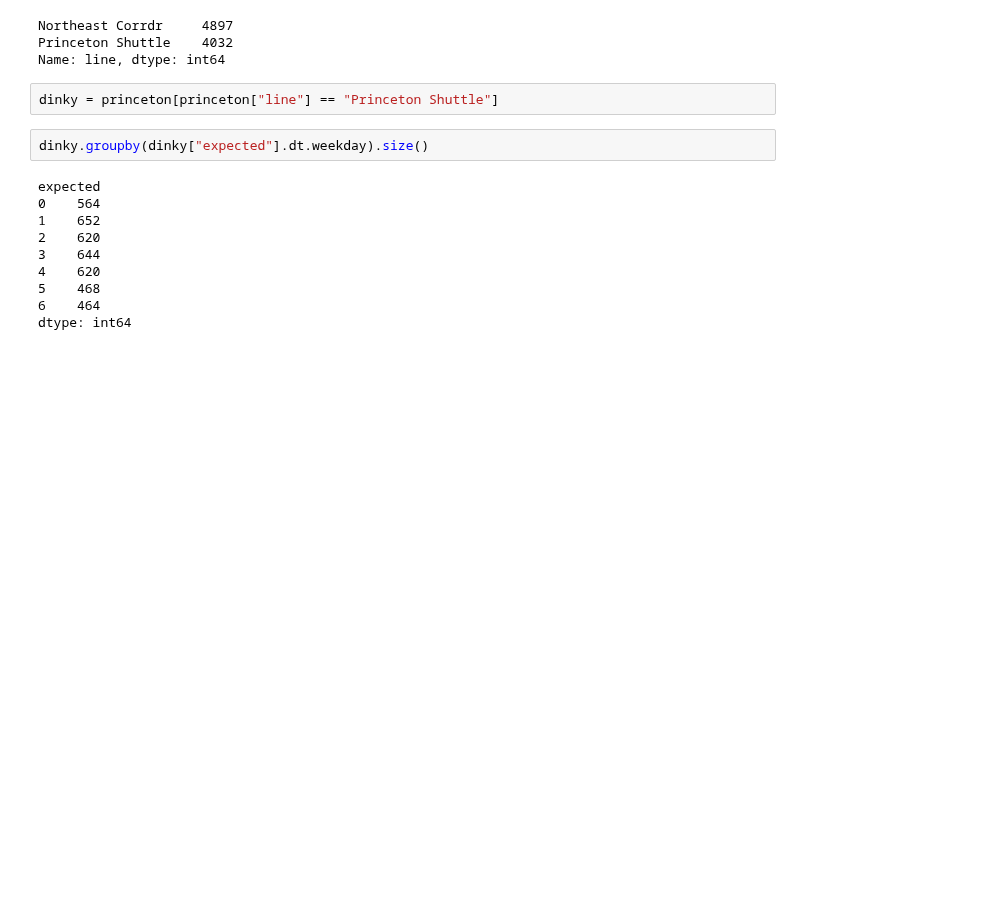
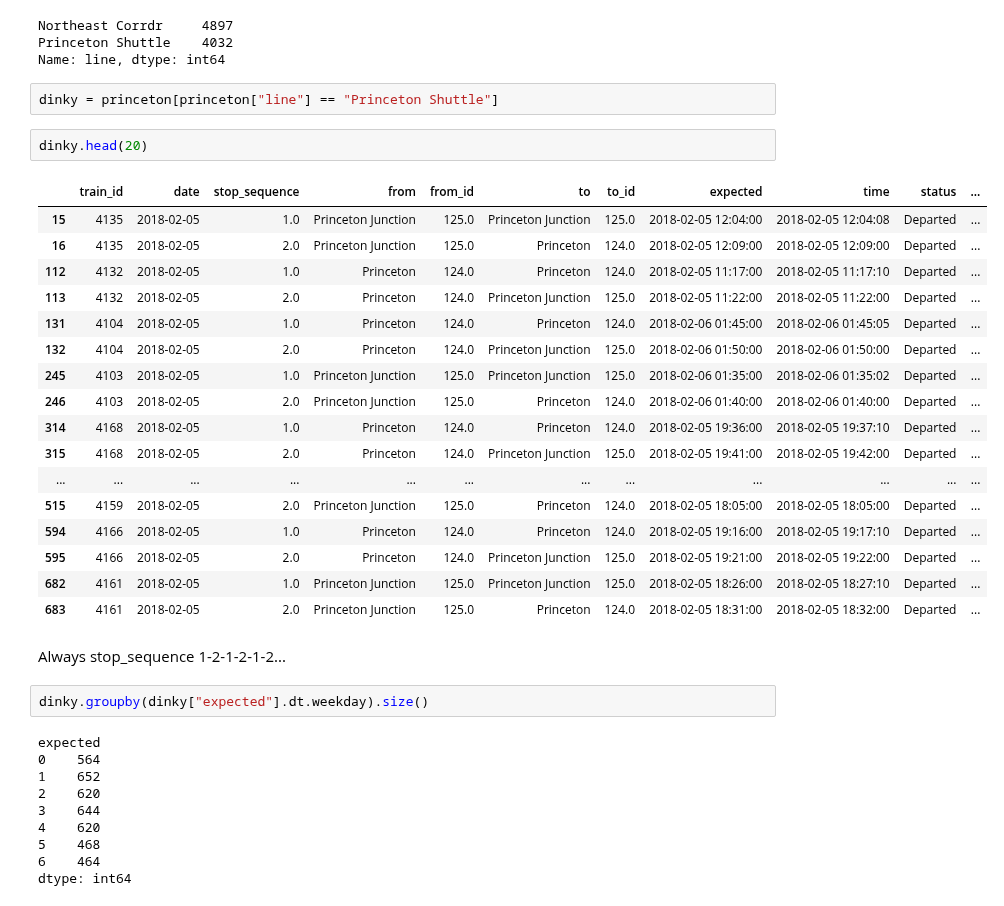
Before and after one commit to pranavbadami/njtransit, a Jupyter notebook: notebooks/analysis/dinky.ipynb, the cells around one changed output. Cells and saved outputs as stored; diff of their text form; blank space fills up the shorter version.

Commit message:
Add investigation of dinky lateness for inbound trains.

```diff
--- a/notebooks/analysis/dinky.ipynb
+++ b/notebooks/analysis/dinky.ipynb
@@ -252,6 +252,28 @@ Princeton Shuttle    4032
 Name: line, dtype: int64
 # %%
 dinky = princeton[princeton["line"] == "Princeton Shuttle"]
+# %%
+dinky.head(20)
+# %% [output]
+|  | train_id | date | stop_sequence | from | from_id | to | to_id | expected | time | status | ... |
+| 15 | 4135 | 2018-02-05 | 1.0 | Princeton Junction | 125.0 | Princeton Junction | 125.0 | 2018-02-05 12:04:00 | 2018-02-05 12:04:08 | Departed | ... |
+| 16 | 4135 | 2018-02-05 | 2.0 | Princeton Junction | 125.0 | Princeton | 124.0 | 2018-02-05 12:09:00 | 2018-02-05 12:09:00 | Departed | ... |
+| 112 | 4132 | 2018-02-05 | 1.0 | Princeton | 124.0 | Princeton | 124.0 | 2018-02-05 11:17:00 | 2018-02-05 11:17:10 | Departed | ... |
+| 113 | 4132 | 2018-02-05 | 2.0 | Princeton | 124.0 | Princeton Junction | 125.0 | 2018-02-05 11:22:00 | 2018-02-05 11:22:00 | Departed | ... |
+| 131 | 4104 | 2018-02-05 | 1.0 | Princeton | 124.0 | Princeton | 124.0 | 2018-02-06 01:45:00 | 2018-02-06 01:45:05 | Departed | ... |
+| 132 | 4104 | 2018-02-05 | 2.0 | Princeton | 124.0 | Princeton Junction | 125.0 | 2018-02-06 01:50:00 | 2018-02-06 01:50:00 | Departed | ... |
+| 245 | 4103 | 2018-02-05 | 1.0 | Princeton Junction | 125.0 | Princeton Junction | 125.0 | 2018-02-06 01:35:00 | 2018-02-06 01:35:02 | Departed | ... |
+| 246 | 4103 | 2018-02-05 | 2.0 | Princeton Junction | 125.0 | Princeton | 124.0 | 2018-02-06 01:40:00 | 2018-02-06 01:40:00 | Departed | ... |
+| 314 | 4168 | 2018-02-05 | 1.0 | Princeton | 124.0 | Princeton | 124.0 | 2018-02-05 19:36:00 | 2018-02-05 19:37:10 | Departed | ... |
+| 315 | 4168 | 2018-02-05 | 2.0 | Princeton | 124.0 | Princeton Junction | 125.0 | 2018-02-05 19:41:00 | 2018-02-05 19:42:00 | Departed | ... |
+| ... | ... | ... | ... | ... | ... | ... | ... | ... | ... | ... | ... |
+| 515 | 4159 | 2018-02-05 | 2.0 | Princeton Junction | 125.0 | Princeton | 124.0 | 2018-02-05 18:05:00 | 2018-02-05 18:05:00 | Departed | ... |
+| 594 | 4166 | 2018-02-05 | 1.0 | Princeton | 124.0 | Princeton | 124.0 | 2018-02-05 19:16:00 | 2018-02-05 19:17:10 | Departed | ... |
+| 595 | 4166 | 2018-02-05 | 2.0 | Princeton | 124.0 | Princeton Junction | 125.0 | 2018-02-05 19:21:00 | 2018-02-05 19:22:00 | Departed | ... |
+| 682 | 4161 | 2018-02-05 | 1.0 | Princeton Junction | 125.0 | Princeton Junction | 125.0 | 2018-02-05 18:26:00 | 2018-02-05 18:27:10 | Departed | ... |
+| 683 | 4161 | 2018-02-05 | 2.0 | Princeton Junction | 125.0 | Princeton | 124.0 | 2018-02-05 18:31:00 | 2018-02-05 18:32:00 | Departed | ... |
+# %% [markdown]
+Always stop_sequence 1-2-1-2-1-2...
 # %%
 dinky.groupby(dinky["expected"].dt.weekday).size()
 # %% [output]
```
Also changed, not shown: parts of 38 cells of this notebook.
